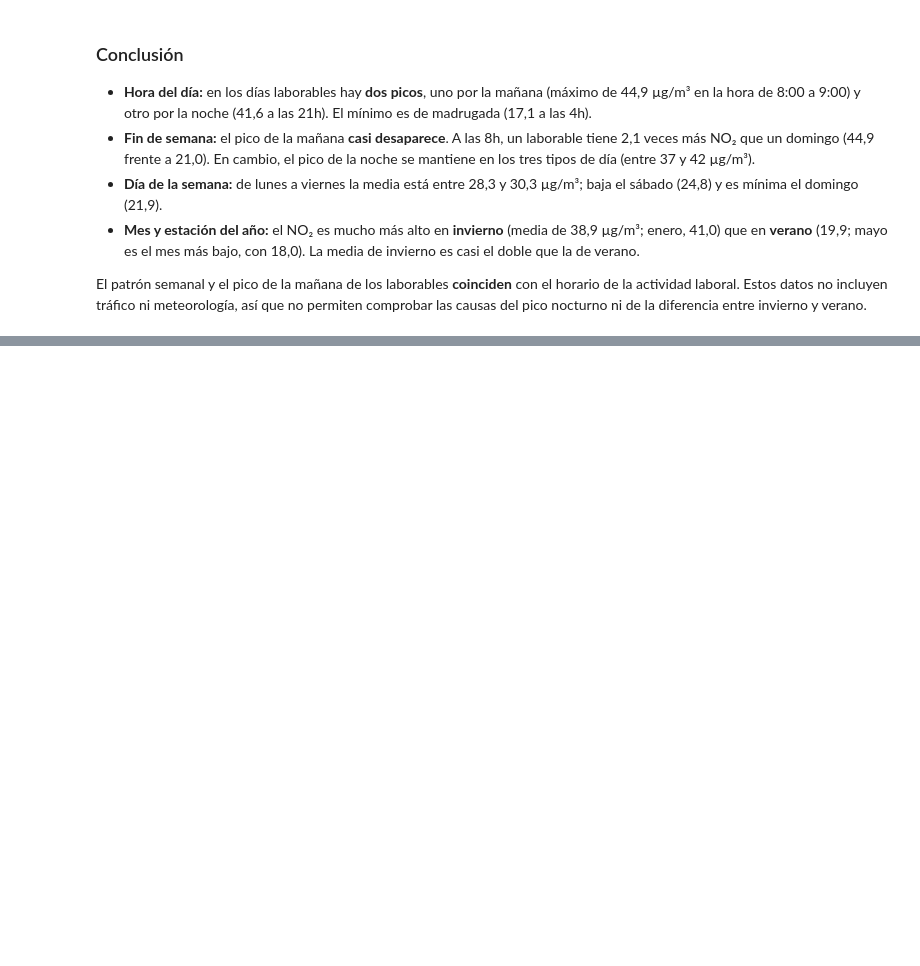
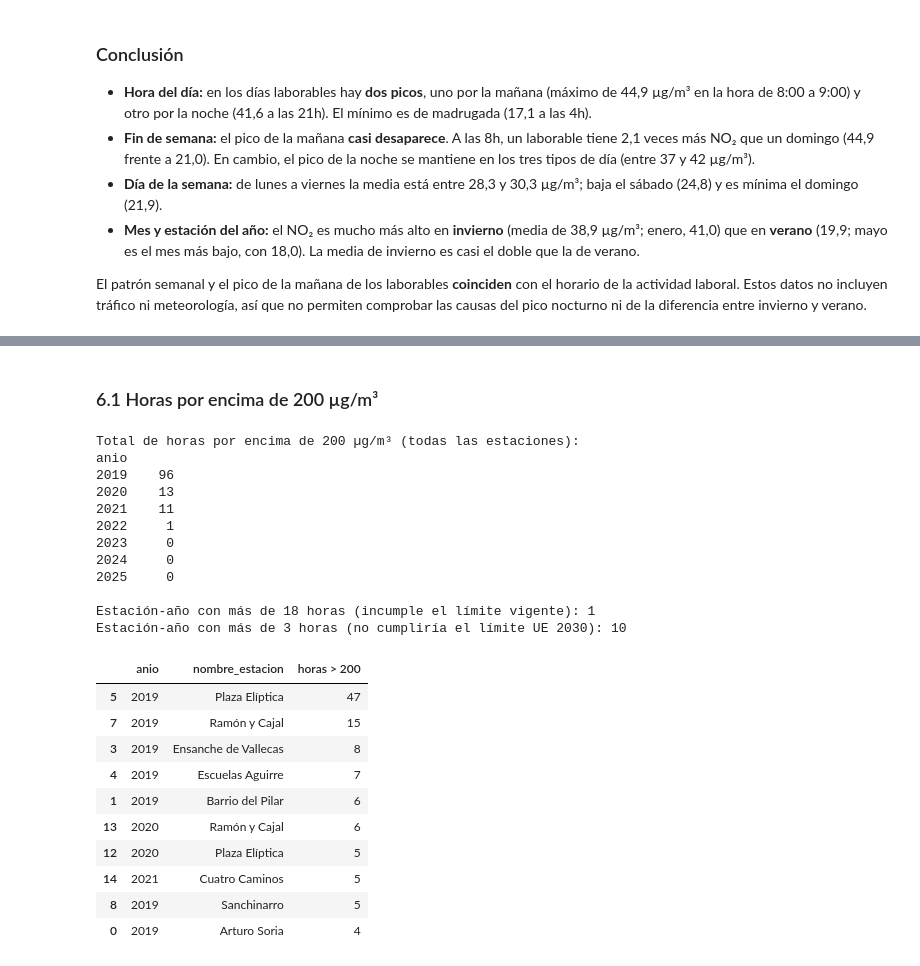
Before and after one commit to funki79/calidad-aire-madrid, a Jupyter notebook: notebooks/analisis.ipynb, the cells around one changed output, grey strips where cells are left out. Cells and saved outputs as stored; diff of their text form; code cells hidden in the pictures; blank space fills up the shorter version.

```diff
--- a/notebooks/analisis.ipynb
+++ b/notebooks/analisis.ipynb
@@ -624,0 +635,38 @@ pico nocturno ni de la diferencia entre invierno y verano.
+# %% [markdown]
+### 6.1 Horas por encima de 200 µg/m³
+# %%
+horas_200 = (
+    no2_limpio[no2_limpio["valor"] > 200]
+    .groupby(["anio", "nombre_estacion"])
+    .size()
+    .rename("horas > 200")
+)
+print("Total de horas por encima de 200 µg/m³ (todas las estaciones):")
+print(horas_200.groupby("anio").sum().reindex(range(2019, 2026), fill_value=0).to_string())
+print("\nEstación-año con más de 18 horas (incumple el límite vigente):", (horas_200 > 18).sum())
+print("Estación-año con más de 3 horas (no cumpliría el límite UE 2030):", (horas_200 > 3).sum())
+horas_200.reset_index().sort_values("horas > 200", ascending=False).head(10)
+# %% [output]
+Total de horas por encima de 200 µg/m³ (todas las estaciones):
+anio
+2019    96
+2020    13
+2021    11
+2022     1
+2023     0
+2024     0
+2025     0
+
+Estación-año con más de 18 horas (incumple el límite vigente): 1
+Estación-año con más de 3 horas (no cumpliría el límite UE 2030): 10
+|  | anio | nombre_estacion | horas > 200 |
+| 5 | 2019 | Plaza Elíptica | 47 |
+| 7 | 2019 | Ramón y Cajal | 15 |
+| 3 | 2019 | Ensanche de Vallecas | 8 |
+| 4 | 2019 | Escuelas Aguirre | 7 |
+| 1 | 2019 | Barrio del Pilar | 6 |
+| 13 | 2020 | Ramón y Cajal | 6 |
+| 12 | 2020 | Plaza Elíptica | 5 |
+| 14 | 2021 | Cuatro Caminos | 5 |
+| 8 | 2019 | Sanchinarro | 5 |
+| 0 | 2019 | Arturo Soria | 4 |
```
Also changed, not shown: parts of 7 cells of this notebook.
